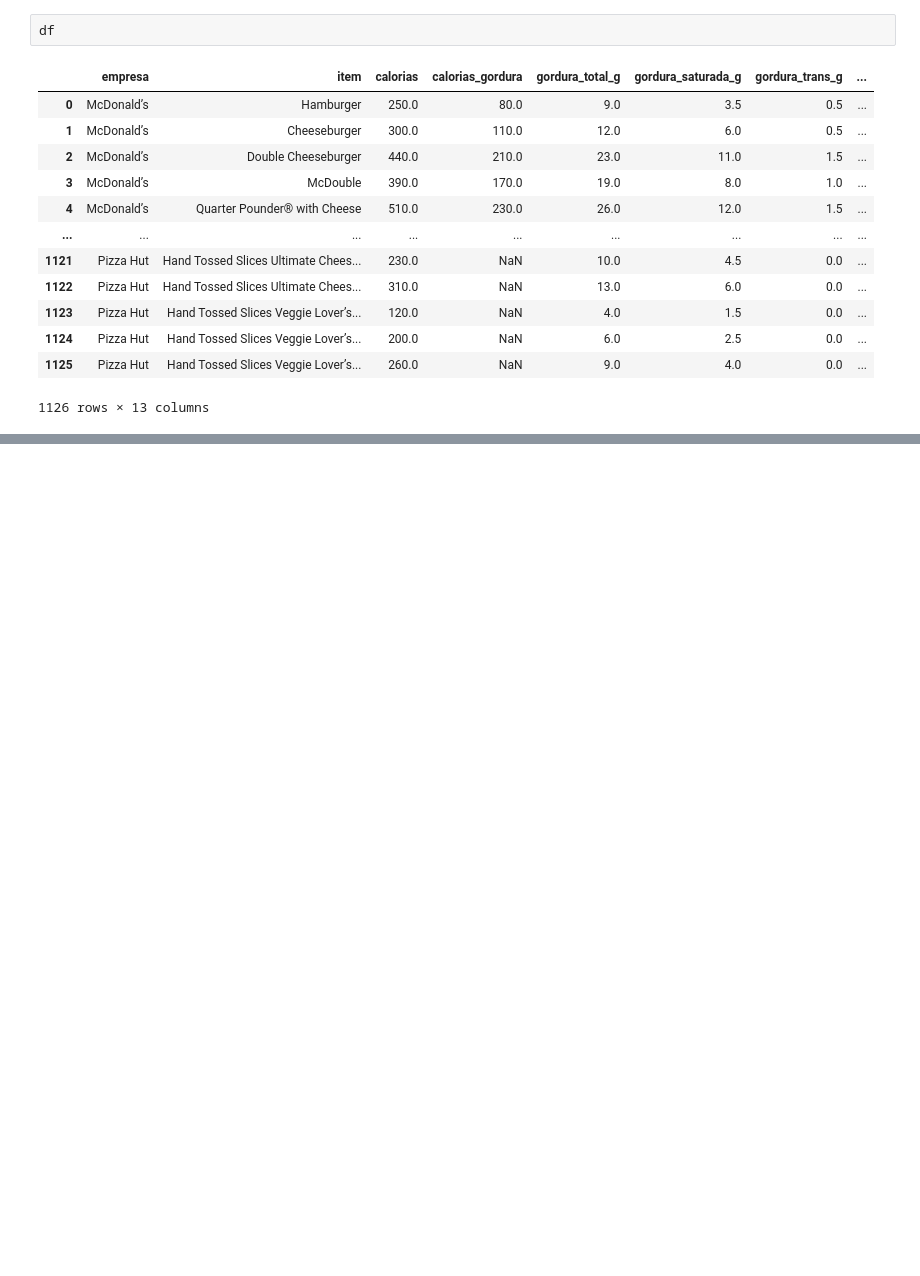
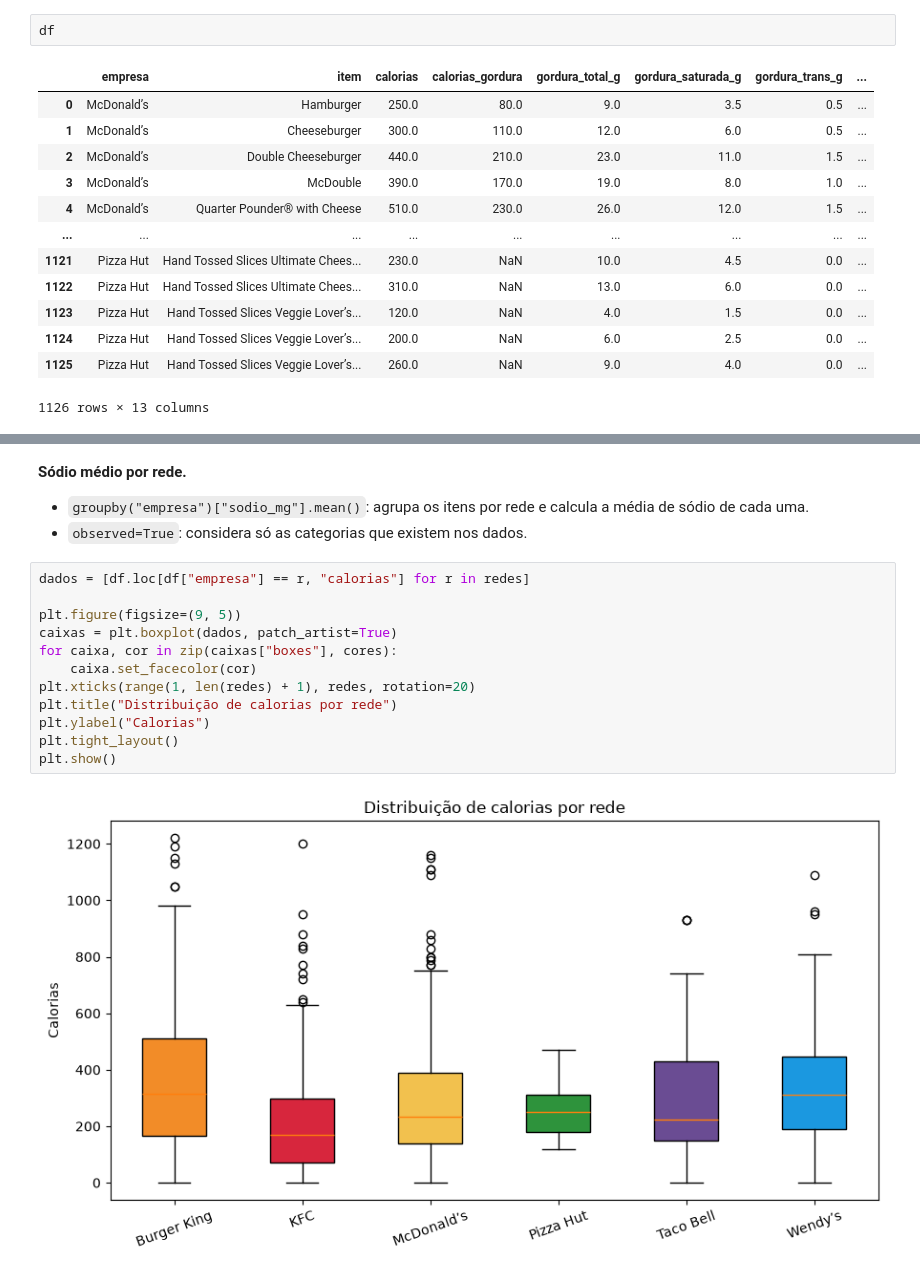
Before and after one commit to eduardoeloi7/LP5revisao, a Jupyter notebook: notebooks/atividade_sala2.ipynb, the cells around one changed output, grey strips where cells are left out. Saved outputs shown, nothing was run; the diff lists cells and outputs as text; blank space fills up the shorter version.

```diff
--- a/notebooks/atividade_sala2.ipynb
+++ b/notebooks/atividade_sala2.ipynb
@@ -273,0 +621,19 @@ df
+# %% [markdown]
+**Sódio médio por rede.**
+
+- `groupby("empresa")["sodio_mg"].mean()`: agrupa os itens por rede e calcula a média de sódio de cada uma.
+- `observed=True`: considera só as categorias que existem nos dados.
+# %%
+dados = [df.loc[df["empresa"] == r, "calorias"] for r in redes]
+
+plt.figure(figsize=(9, 5))
+caixas = plt.boxplot(dados, patch_artist=True)
+for caixa, cor in zip(caixas["boxes"], cores):
+    caixa.set_facecolor(cor)
+plt.xticks(range(1, len(redes) + 1), redes, rotation=20)
+plt.title("Distribuição de calorias por rede")
+plt.ylabel("Calorias")
+plt.tight_layout()
+plt.show()
+# %% [output]
+[figure, added]
```
Also changed, not shown: parts of 58 cells of this notebook, 4 other files.
